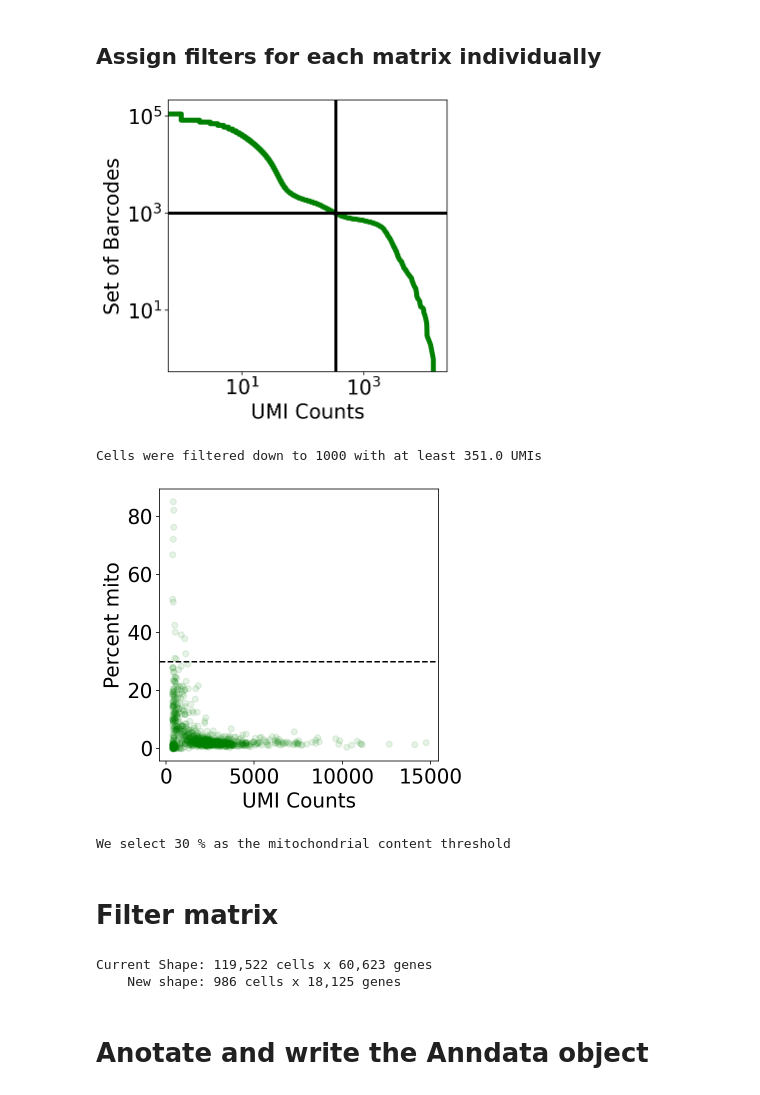
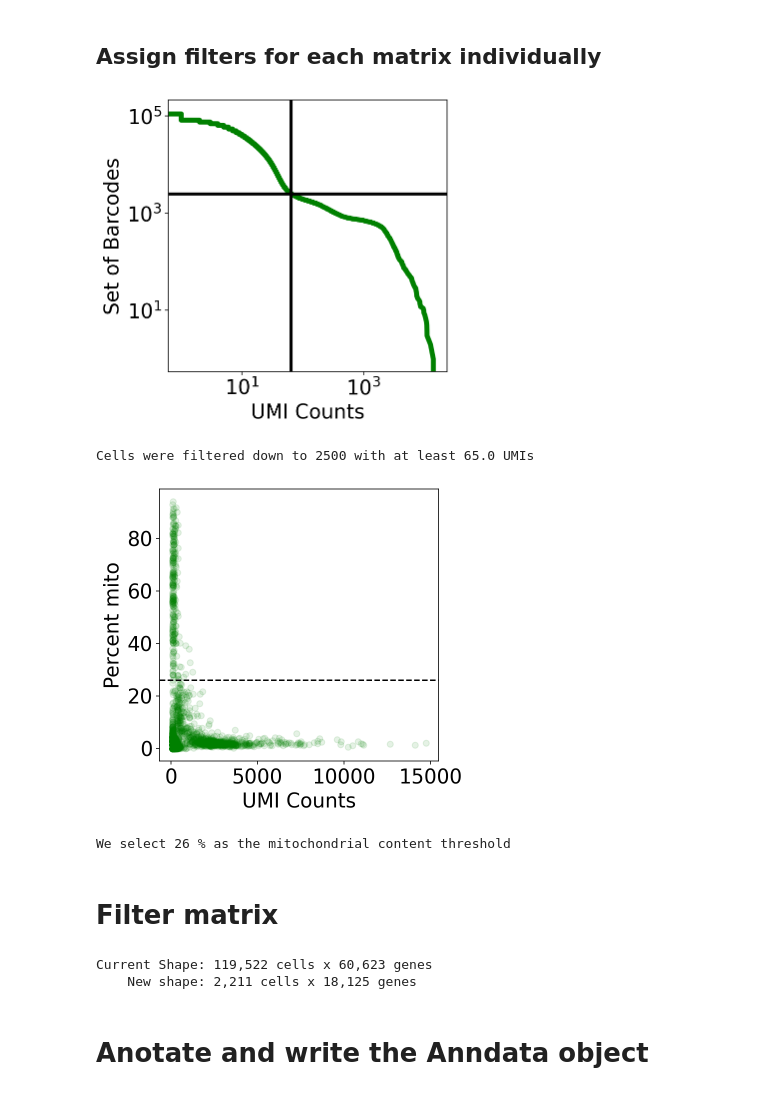
Before and after one commit to agalvezm/ACE2_scRNAseq, a Jupyter notebook: notebooks_countmatrices/GSE118127_GSM3557965.ipynb, the cells around one changed output. Drawn from its saved outputs; the diff is of its cells as text; code cells hidden in the pictures.

```diff
--- a/notebooks_countmatrices/GSE118127_GSM3557965.ipynb
+++ b/notebooks_countmatrices/GSE118127_GSM3557965.ipynb
@@ -366,7 +366,7 @@ gene_threshold = 3
 mito_criteria = 30
 # %%
 
-expected_num_cells = 1000#@param {type:"integer"}
+expected_num_cells = 2500#@param {type:"integer"}
 knee = np.sort(nd(results[sample_id[samp_n]].X.sum(axis=1)))[::-1]
 
 fig, ax = plt.subplots(figsize=(5, 5))
@@ -385,38 +385,38 @@ ax.set_ylabel("Set of Barcodes")
 plt.show()
 
 cell_threshold = knee[expected_num_cells]
 
 results["cell_threshold" + sample_id[samp_n]] = knee[expected_num_cells]
 
 print ("Cells were filtered down to " + str(expected_num_cells) + " with at least " + str(cell_threshold) + " UMIs")
 
 
-mito_criteria = 30#@param {type:"integer"}
+mito_criteria = 26#@param {type:"integer"}
 results["mito_criteria" + sample_id[samp_n]] = mito_criteria
 
 fig, ax = plt.subplots(figsize=(5,5))
 
 
 x = nd(results[sample_id[samp_n]].obs["cell_counts"][results[sample_id[i]].obs["cell_counts"] > cell_threshold])
 y = nd(results[sample_id[samp_n]].obs["percent_mito"][results[sample_id[i]].obs["cell_counts"] > cell_threshold])
 
 ax.scatter(x, y, color="green", alpha=0.1)
 
 ax.axhline(y=mito_criteria, linestyle="--", color="k")
 
 
 ax.set_xlabel("UMI Counts")
 ax.set_ylabel("Percent mito")
 
 
 plt.show()
 
 print("We select " + str(mito_criteria) + " % as the mitochondrial content threshold")
 # %% [output]
-[figure, old version]
+[figure, new version]
-Cells were filtered down to 1000 with at least 351.0 UMIs
+Cells were filtered down to 2500 with at least 65.0 UMIs
-[figure, old version]
+[figure, new version]
-We select 30 % as the mitochondrial content threshold
+We select 26 % as the mitochondrial content threshold
 # %% [markdown]
 # Filter matrix
 # %%
@@ -433,7 +433,7 @@ for i in range(no_samples):
   results["data_" + sample_id[i]] = results[sample_id[i]][cell_mask, gene_mask]
 # %% [output]
 Current Shape: 119,522 cells x 60,623 genes
-    New shape: 986 cells x 18,125 genes
+    New shape: 2,211 cells x 18,125 genes
 # %% [markdown]
 # Anotate and write the Anndata object
 # %%
```
Also changed, not shown: parts of 5 cells of this notebook.
